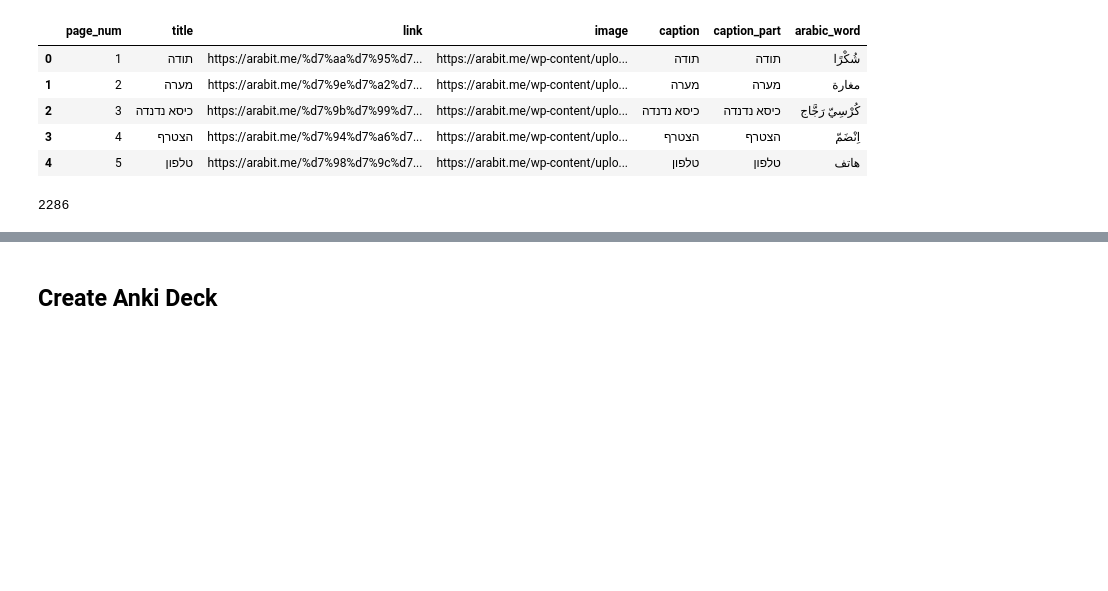
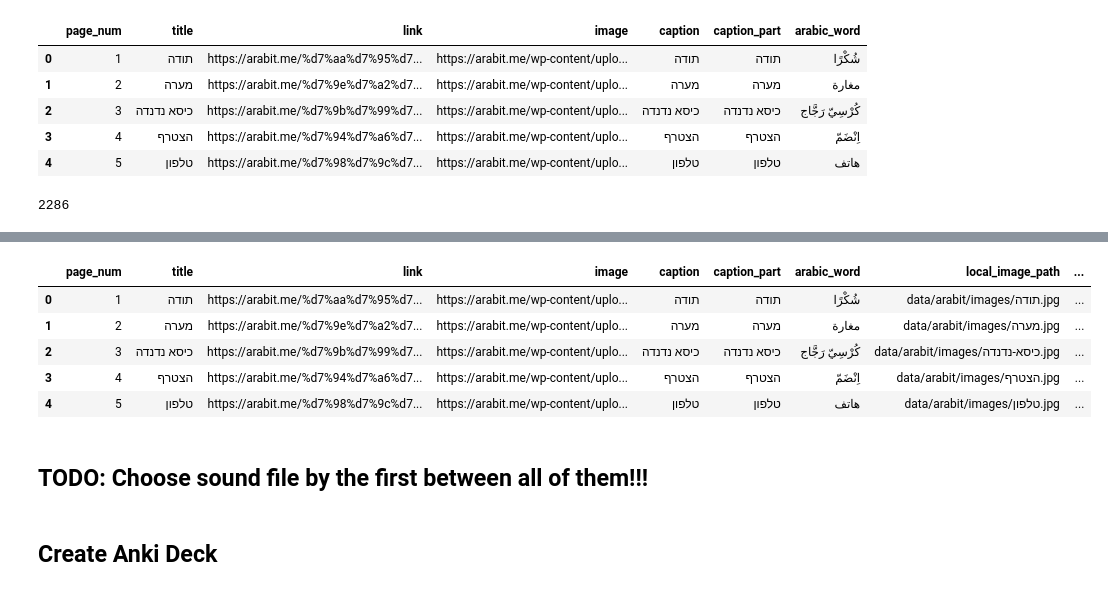
Before and after one commit to cjer/arabic, a Jupyter notebook: 02_scrape_arabit.ipynb, the cells around one changed output, grey strips where cells are left out. Drawn from its saved outputs; the diff is of its cells as text; code cells hidden in the pictures; blank space fills up the shorter version.

```diff
--- a/02_scrape_arabit.ipynb
+++ b/02_scrape_arabit.ipynb
@@ -556,0 +758,13 @@ with ThreadPoolExecutor(max_workers=10) as executor:
+# %%
+page_to_clypit_titles = []
+for page_num, page_title, page_url, links in clypit_sounds:
+    #titles = clypit_df[clypit_df.link.isin(links)].song_title.tolist()
+    titles = [clypit_link_to_title[link] for link in links if link in clypit_link_to_title]
+    if len(titles)==0:
+        continue
+    elif len(titles)==1:
+        chosen_title = titles[0]
+    else:
+        chosen_title = titles[0]
+        print(page_title, titles, '-->', chosen_title)
+    page_to_clypit_titles.append( (page_num, page_title, chosen_title, song_title_to_clypit_file[chosen_title]))
@@ -556,0 +789,3 @@ with ThreadPoolExecutor(max_workers=10) as executor:
+# %%
+clypit_page_mapping = pd.DataFrame(page_to_clypit_titles, columns=["page_num", "page_title", "sound_title", "local_file"])
+clypit_page_mapping.head()
@@ -577,2 +843,15 @@ wdf.link.nunique()
+# %%
+# add local clypit audio
+wdf["clypit_local_file"] = wdf.page_num.map(clypit_page_mapping.set_index('page_num')["local_file"])
+wdf.head()
+# %% [output]
+|  | page_num | title | link | image | caption | caption_part | arabic_word | local_image_path | ... |
+| 0 | 1 | תודה | https://arabit.me/%d7%aa%d7%95%d7... | https://arabit.me/wp-content/uplo... | תודה | תודה | شُكْرًا | data/arabit/images/תודה.jpg | ... |
+| 1 | 2 | מערה | https://arabit.me/%d7%9e%d7%a2%d7... | https://arabit.me/wp-content/uplo... | מערה | מערה | مغارة | data/arabit/images/מערה.jpg | ... |
+| 2 | 3 | כיסא נדנדה | https://arabit.me/%d7%9b%d7%99%d7... | https://arabit.me/wp-content/uplo... | כיסא נדנדה | כיסא נדנדה | كُرْسِيّ رَجَّاج | data/arabit/images/כיסא-נדנדה.jpg | ... |
+| 3 | 4 | הצטרף | https://arabit.me/%d7%94%d7%a6%d7... | https://arabit.me/wp-content/uplo... | הצטרף | הצטרף | اِنْضَمّ | data/arabit/images/הצטרף.jpg | ... |
+| 4 | 5 | טלפון | https://arabit.me/%d7%98%d7%9c%d7... | https://arabit.me/wp-content/uplo... | טלפון | טלפון | هاتف | data/arabit/images/טלפון.jpg | ... |
 # %%
 wdf.to_csv("data/arabit/words.csv", index=False)
+# %% [markdown]
+## TODO: Choose sound file by the first between all of them!!!
```
Also changed, not shown: parts of 30 cells of this notebook.
